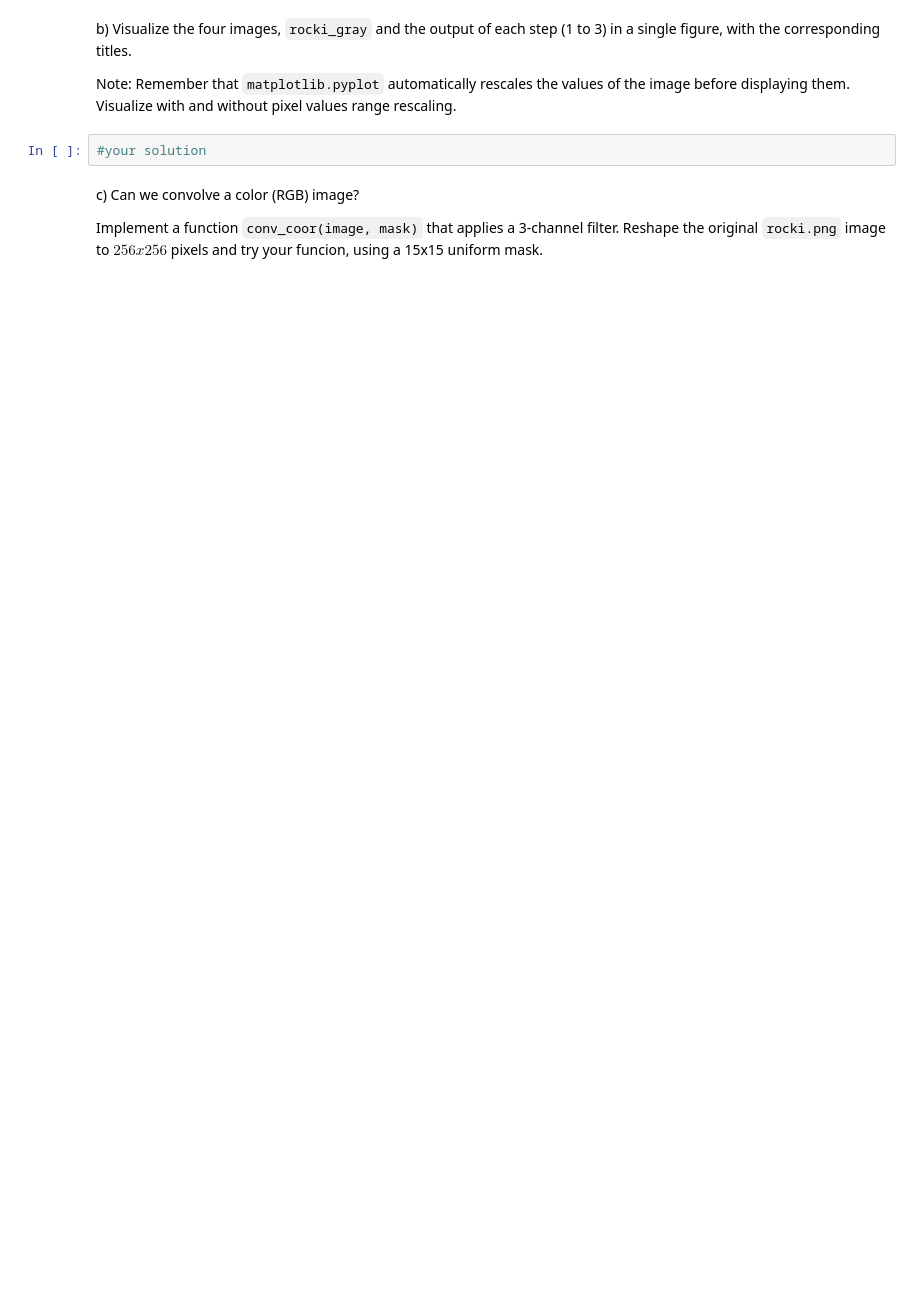
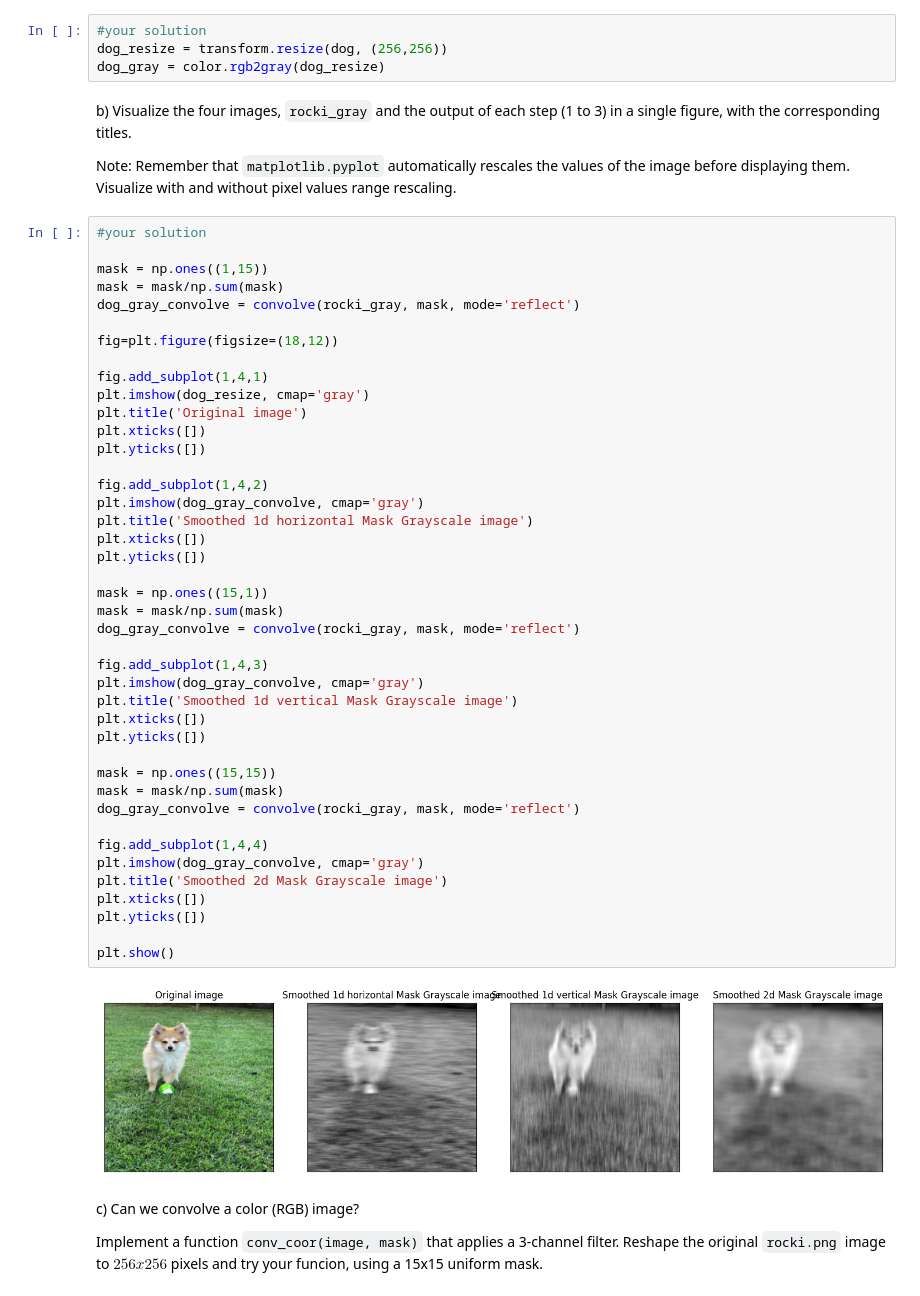
Before and after one commit to Zhipeng139/Computer-Vison_UB_P2, a Jupyter notebook: p2_2022-23.ipynb, the cells around one changed output. Cells and saved outputs as stored; diff of their text form; blank space fills up the shorter version.

```diff
--- a/p2_2022-23.ipynb
+++ b/p2_2022-23.ipynb
@@ -168,10 +158,56 @@ plt.show()
+# %%
+#your solution
+dog_resize = transform.resize(dog, (256,256))
+dog_gray = color.rgb2gray(dog_resize)
 # %% [markdown]
 b) Visualize the four images, `rocki_gray` and the output of each step (1 to 3) in a single figure, with the corresponding titles.
 
 
 Note: Remember that `matplotlib.pyplot` automatically rescales the values of the image before displaying them. Visualize with and without pixel values range rescaling.
-# %%
-#your solution
+# %%
+#your solution
+
+mask = np.ones((1,15))
+mask = mask/np.sum(mask)
+dog_gray_convolve = convolve(rocki_gray, mask, mode='reflect')
+
+fig=plt.figure(figsize=(18,12))
+
+fig.add_subplot(1,4,1)
+plt.imshow(dog_resize, cmap='gray')
+plt.title('Original image')
+plt.xticks([])
+plt.yticks([])
+
+fig.add_subplot(1,4,2)
+plt.imshow(dog_gray_convolve, cmap='gray')
+plt.title('Smoothed 1d horizontal Mask Grayscale image')
+plt.xticks([])
+plt.yticks([])
+
+mask = np.ones((15,1))
+mask = mask/np.sum(mask)
+dog_gray_convolve = convolve(rocki_gray, mask, mode='reflect')
+
+fig.add_subplot(1,4,3)
+plt.imshow(dog_gray_convolve, cmap='gray')
+plt.title('Smoothed 1d vertical Mask Grayscale image')
+plt.xticks([])
+plt.yticks([])
+
+mask = np.ones((15,15))
+mask = mask/np.sum(mask)
+dog_gray_convolve = convolve(rocki_gray, mask, mode='reflect')
+
+fig.add_subplot(1,4,4)
+plt.imshow(dog_gray_convolve, cmap='gray')
+plt.title('Smoothed 2d Mask Grayscale image')
+plt.xticks([])
+plt.yticks([])
+
+plt.show()
+# %% [output]
+[figure, added]
 # %% [markdown]
 c) Can we convolve a color (RGB) image?
 
```
Also changed, not shown: parts of 6 cells of this notebook.
